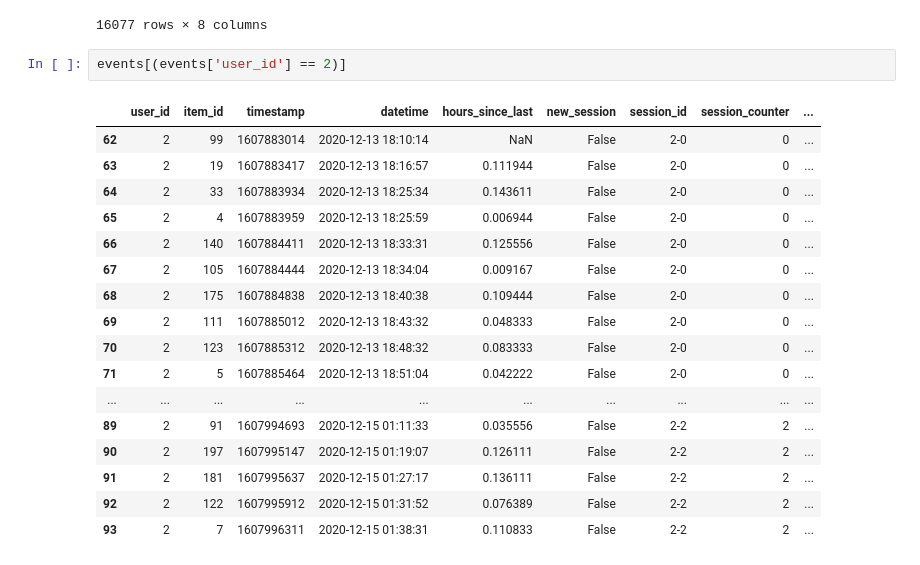
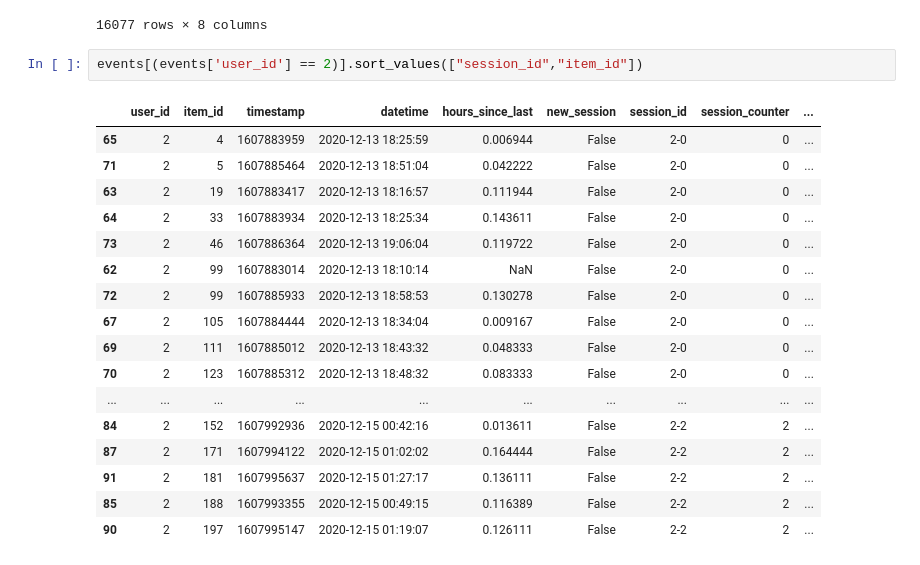
Before and after one commit to Charles-1994/recommender_system_BE, a Jupyter notebook: data_exploration.ipynb, the cells around one changed output. Drawn from its saved outputs; the diff is of its cells as text.

```diff
--- a/data_exploration.ipynb
+++ b/data_exploration.ipynb
@@ -274,22 +274,22 @@ events
 | 16076 | 499 | 148 | 1608043470 | 2020-12-15 14:44:30 | 0.034444 | False | 499-2 | 2 |
 16077 rows × 8 columns
 # %%
-events[(events['user_id'] == 2)]
+events[(events['user_id'] == 2)].sort_values(["session_id","item_id"])
 # %% [output]
 |  | user_id | item_id | timestamp | datetime | hours_since_last | new_session | session_id | session_counter | ... |
-| 62 | 2 | 99 | 1607883014 | 2020-12-13 18:10:14 | NaN | False | 2-0 | 0 | ... |
+| 65 | 2 | 4 | 1607883959 | 2020-12-13 18:25:59 | 0.006944 | False | 2-0 | 0 | ... |
+| 71 | 2 | 5 | 1607885464 | 2020-12-13 18:51:04 | 0.042222 | False | 2-0 | 0 | ... |
 | 63 | 2 | 19 | 1607883417 | 2020-12-13 18:16:57 | 0.111944 | False | 2-0 | 0 | ... |
 | 64 | 2 | 33 | 1607883934 | 2020-12-13 18:25:34 | 0.143611 | False | 2-0 | 0 | ... |
-| 65 | 2 | 4 | 1607883959 | 2020-12-13 18:25:59 | 0.006944 | False | 2-0 | 0 | ... |
-| 66 | 2 | 140 | 1607884411 | 2020-12-13 18:33:31 | 0.125556 | False | 2-0 | 0 | ... |
+| 73 | 2 | 46 | 1607886364 | 2020-12-13 19:06:04 | 0.119722 | False | 2-0 | 0 | ... |
+| 62 | 2 | 99 | 1607883014 | 2020-12-13 18:10:14 | NaN | False | 2-0 | 0 | ... |
+| 72 | 2 | 99 | 1607885933 | 2020-12-13 18:58:53 | 0.130278 | False | 2-0 | 0 | ... |
 | 67 | 2 | 105 | 1607884444 | 2020-12-13 18:34:04 | 0.009167 | False | 2-0 | 0 | ... |
-| 68 | 2 | 175 | 1607884838 | 2020-12-13 18:40:38 | 0.109444 | False | 2-0 | 0 | ... |
 | 69 | 2 | 111 | 1607885012 | 2020-12-13 18:43:32 | 0.048333 | False | 2-0 | 0 | ... |
 | 70 | 2 | 123 | 1607885312 | 2020-12-13 18:48:32 | 0.083333 | False | 2-0 | 0 | ... |
-| 71 | 2 | 5 | 1607885464 | 2020-12-13 18:51:04 | 0.042222 | False | 2-0 | 0 | ... |
 | ... | ... | ... | ... | ... | ... | ... | ... | ... | ... |
-| 89 | 2 | 91 | 1607994693 | 2020-12-15 01:11:33 | 0.035556 | False | 2-2 | 2 | ... |
+| 84 | 2 | 152 | 1607992936 | 2020-12-15 00:42:16 | 0.013611 | False | 2-2 | 2 | ... |
+| 87 | 2 | 171 | 1607994122 | 2020-12-15 01:02:02 | 0.164444 | False | 2-2 | 2 | ... |
+| 91 | 2 | 181 | 1607995637 | 2020-12-15 01:27:17 | 0.136111 | False | 2-2 | 2 | ... |
+| 85 | 2 | 188 | 1607993355 | 2020-12-15 00:49:15 | 0.116389 | False | 2-2 | 2 | ... |
 | 90 | 2 | 197 | 1607995147 | 2020-12-15 01:19:07 | 0.126111 | False | 2-2 | 2 | ... |
-| 91 | 2 | 181 | 1607995637 | 2020-12-15 01:27:17 | 0.136111 | False | 2-2 | 2 | ... |
-| 92 | 2 | 122 | 1607995912 | 2020-12-15 01:31:52 | 0.076389 | False | 2-2 | 2 | ... |
-| 93 | 2 | 7 | 1607996311 | 2020-12-15 01:38:31 | 0.110833 | False | 2-2 | 2 | ... |
```
Also changed, not shown: parts of 53 cells of this notebook.
